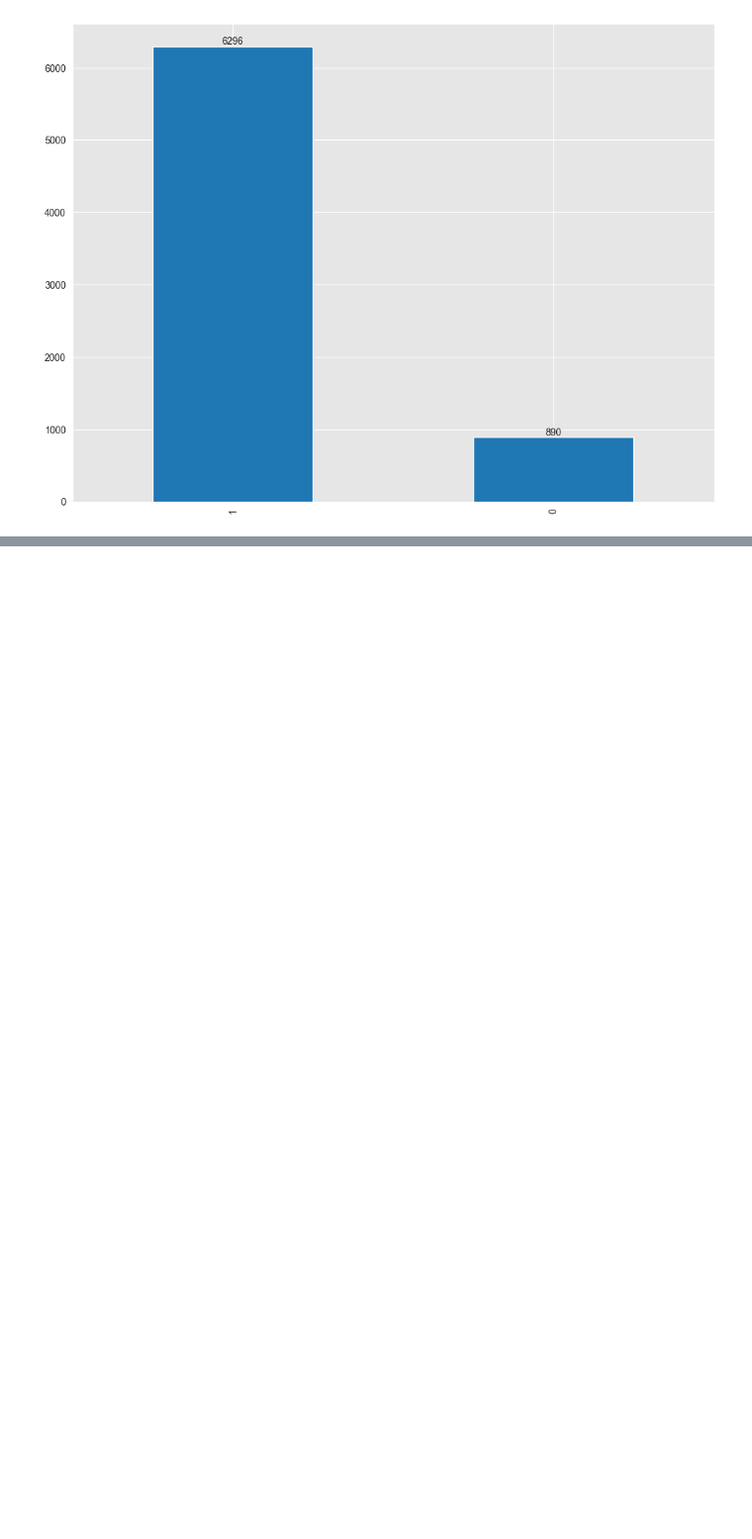
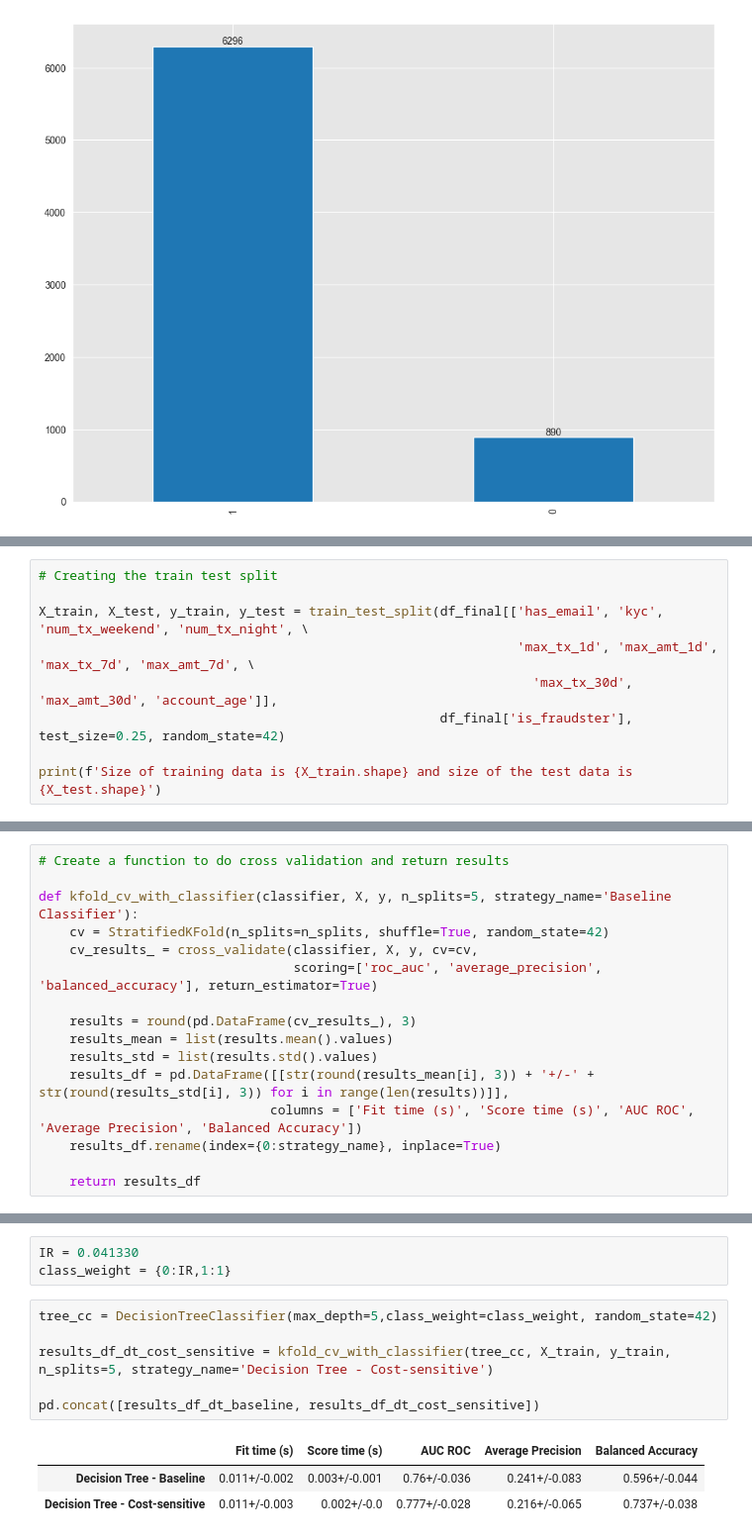
Before and after one commit to karthikvadlamani/revolut-fraudsters-detection, a Jupyter notebook: revolut_fraudsters_detection.ipynb, the cells around one changed output, grey strips where cells are left out. Shown at 99% size. Saved outputs shown, nothing was run; the diff lists cells and outputs as text; blank space fills up the shorter version.

```diff
--- a/revolut_fraudsters_detection.ipynb
+++ b/revolut_fraudsters_detection.ipynb
@@ -314,0 +329,9 @@ df_final.head()
+# %%
+# Creating the train test split
+
+X_train, X_test, y_train, y_test = train_test_split(df_final[['has_email', 'kyc', 'num_tx_weekend', 'num_tx_night', \
+                                                              'max_tx_1d', 'max_amt_1d', 'max_tx_7d', 'max_amt_7d', \
+                                                                'max_tx_30d', 'max_amt_30d', 'account_age']],
+                                                    df_final['is_fraudster'], test_size=0.25, random_state=42)
+
+print(f'Size of training data is {X_train.shape} and size of the test data is {X_test.shape}')
@@ -314,0 +340,16 @@ df_final.head()
+# %%
+# Create a function to do cross validation and return results
+
+def kfold_cv_with_classifier(classifier, X, y, n_splits=5, strategy_name='Baseline Classifier'):
+    cv = StratifiedKFold(n_splits=n_splits, shuffle=True, random_state=42)
+    cv_results_ = cross_validate(classifier, X, y, cv=cv,
+                                 scoring=['roc_auc', 'average_precision', 'balanced_accuracy'], return_estimator=True)
+
+    results = round(pd.DataFrame(cv_results_), 3)
+    results_mean = list(results.mean().values)
+    results_std = list(results.std().values)
+    results_df = pd.DataFrame([[str(round(results_mean[i], 3)) + '+/-' + str(round(results_std[i], 3)) for i in range(len(results))]],
+                              columns = ['Fit time (s)', 'Score time (s)', 'AUC ROC', 'Average Precision', 'Balanced Accuracy'])
+    results_df.rename(index={0:strategy_name}, inplace=True)
+
+    return results_df
@@ -314,0 +370,13 @@ df_final.head()
+# %%
+IR = 0.041330
+class_weight = {0:IR,1:1}
+# %%
+tree_cc = DecisionTreeClassifier(max_depth=5,class_weight=class_weight, random_state=42)
+
+results_df_dt_cost_sensitive = kfold_cv_with_classifier(tree_cc, X_train, y_train, n_splits=5, strategy_name='Decision Tree - Cost-sensitive')
+
+pd.concat([results_df_dt_baseline, results_df_dt_cost_sensitive])
+# %% [output]
+|  | Fit time (s) | Score time (s) | AUC ROC | Average Precision | Balanced Accuracy |
+| Decision Tree - Baseline | 0.011+/-0.002 | 0.003+/-0.001 | 0.76+/-0.036 | 0.241+/-0.083 | 0.596+/-0.044 |
+| Decision Tree - Cost-sensitive | 0.011+/-0.003 | 0.002+/-0.0 | 0.777+/-0.028 | 0.216+/-0.065 | 0.737+/-0.038 |
```
Also changed, not shown: parts of 15 cells of this notebook.
